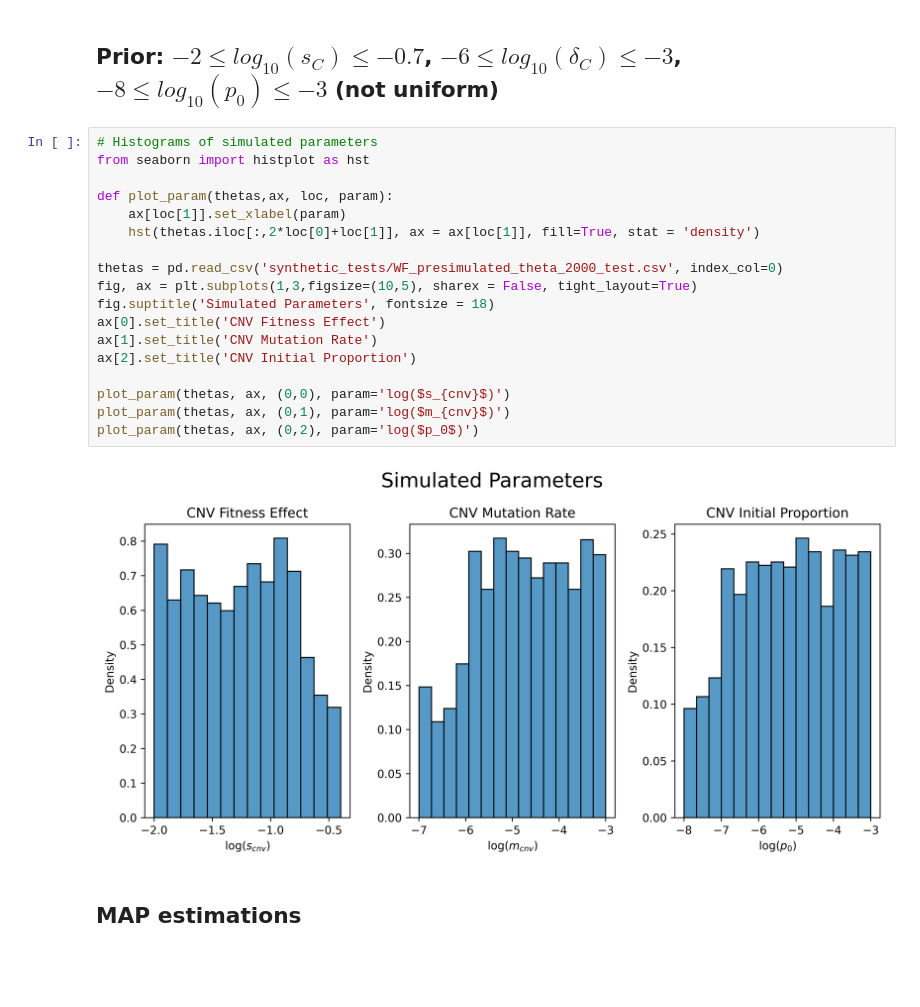
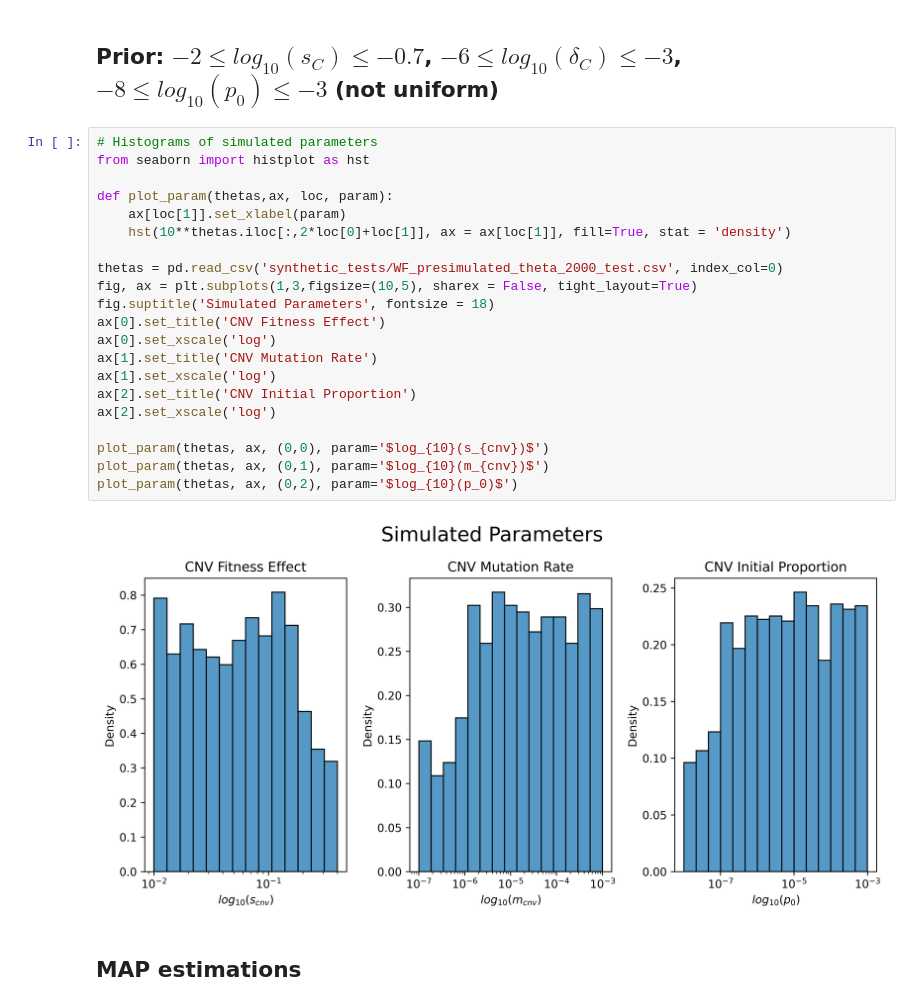
Before and after one commit to yoavram-lab/chuong_et_al, a Jupyter notebook: Simulation Analysis.ipynb, the cells around one changed output. Saved outputs shown, nothing was run; the diff lists cells and outputs as text; blank space fills up the shorter version.

```diff
--- a/Simulation Analysis.ipynb
+++ b/Simulation Analysis.ipynb
@@ -25,23 +30,26 @@ plt.yscale('log')
 # %%
 # Histograms of simulated parameters
 from seaborn import histplot as hst
 
 def plot_param(thetas,ax, loc, param):
     ax[loc[1]].set_xlabel(param)
-    hst(thetas.iloc[:,2*loc[0]+loc[1]], ax = ax[loc[1]], fill=True, stat = 'density')
+    hst(10**thetas.iloc[:,2*loc[0]+loc[1]], ax = ax[loc[1]], fill=True, stat = 'density')
 
 thetas = pd.read_csv('synthetic_tests/WF_presimulated_theta_2000_test.csv', index_col=0)
 fig, ax = plt.subplots(1,3,figsize=(10,5), sharex = False, tight_layout=True)
 fig.suptitle('Simulated Parameters', fontsize = 18)
 ax[0].set_title('CNV Fitness Effect')
+ax[0].set_xscale('log')
 ax[1].set_title('CNV Mutation Rate')
+ax[1].set_xscale('log')
 ax[2].set_title('CNV Initial Proportion')
+ax[2].set_xscale('log')
 
-plot_param(thetas, ax, (0,0), param='log($s_{cnv}$)')
-plot_param(thetas, ax, (0,1), param='log($m_{cnv}$)')
-plot_param(thetas, ax, (0,2), param='log($p_0$)')
+plot_param(thetas, ax, (0,0), param='$log_{10}(s_{cnv})$')
+plot_param(thetas, ax, (0,1), param='$log_{10}(m_{cnv})$')
+plot_param(thetas, ax, (0,2), param='$log_{10}(p_0)$')
 # %% [output]
-[figure, old version]
+[figure, new version]
 # %% [markdown]
 ## MAP estimations
 # %%
```
Also changed, not shown: parts of 17 cells of this notebook.
